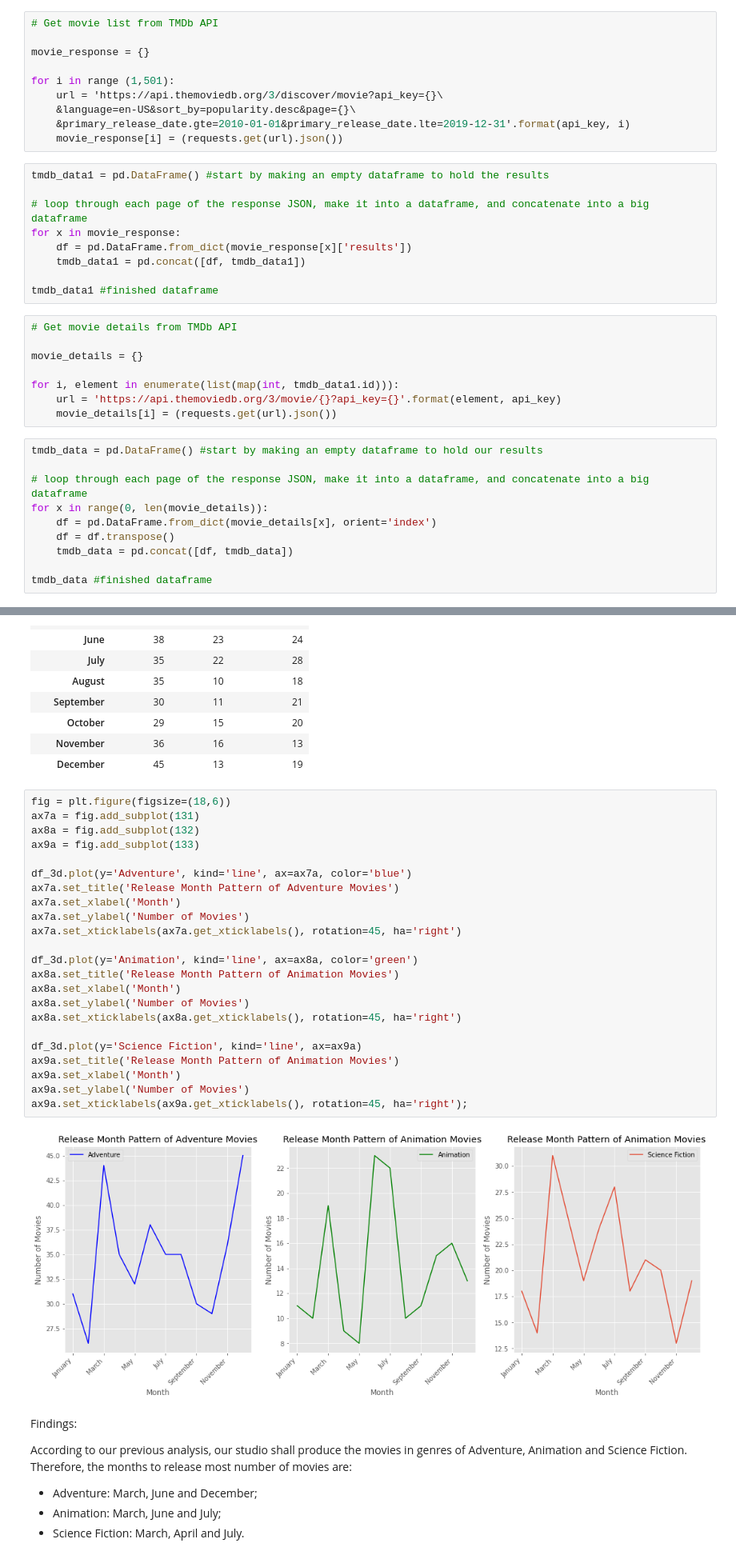
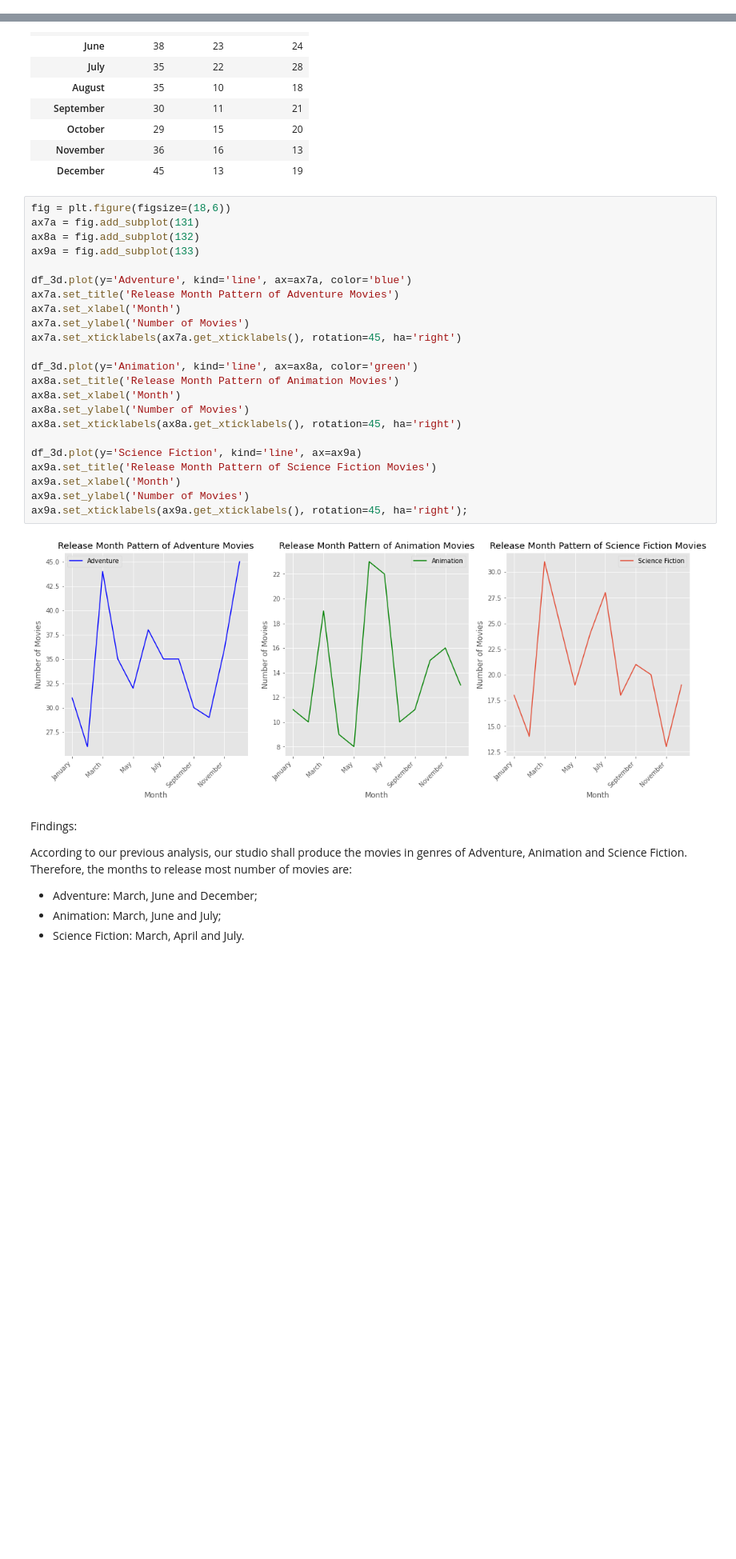
Before and after one commit to carlearn/dsc-mod-1-project-v2-1-online-ds-sp-000, a Jupyter notebook: student.ipynb, the cells around one changed output, grey strips where cells are left out. Shown at 80% size. Drawn from its saved outputs; the diff is of its cells as text; blank space fills up the shorter version.

```diff
--- a/student.ipynb
+++ b/student.ipynb
@@ -34,37 +19,0 @@ api_key = keys['api_key']
-# %%
-# Get movie list from TMDb API
-
-movie_response = {}
-
-for i in range (1,501):
-    url = 'https://api.themoviedb.org/3/discover/movie?api_key={}\
-    &language=en-US&sort_by=popularity.desc&page={}\
-    &primary_release_date.gte=2010-01-01&primary_release_date.lte=2019-12-31'.format(api_key, i)
-    movie_response[i] = (requests.get(url).json())
-# %%
-tmdb_data1 = pd.DataFrame() #start by making an empty dataframe to hold the results
-
-# loop through each page of the response JSON, make it into a dataframe, and concatenate into a big dataframe
-for x in movie_response:
-    df = pd.DataFrame.from_dict(movie_response[x]['results'])
-    tmdb_data1 = pd.concat([df, tmdb_data1])
-
-tmdb_data1 #finished dataframe
-# %%
-# Get movie details from TMDb API
-
-movie_details = {}
-
-for i, element in enumerate(list(map(int, tmdb_data1.id))):
-    url = 'https://api.themoviedb.org/3/movie/{}?api_key={}'.format(element, api_key)
-    movie_details[i] = (requests.get(url).json())
-# %%
-tmdb_data = pd.DataFrame() #start by making an empty dataframe to hold our results
-
-# loop through each page of the response JSON, make it into a dataframe, and concatenate into a big dataframe
-for x in range(0, len(movie_details)):
-    df = pd.DataFrame.from_dict(movie_details[x], orient='index')
-    df = df.transpose()
-    tmdb_data = pd.concat([df, tmdb_data])
-
-tmdb_data #finished dataframe
@@ -572,28 +572,28 @@ df_3d
 # %%
 fig = plt.figure(figsize=(18,6))
 ax7a = fig.add_subplot(131)
 ax8a = fig.add_subplot(132)
 ax9a = fig.add_subplot(133)
 
 df_3d.plot(y='Adventure', kind='line', ax=ax7a, color='blue')
 ax7a.set_title('Release Month Pattern of Adventure Movies')
 ax7a.set_xlabel('Month')
 ax7a.set_ylabel('Number of Movies')
 ax7a.set_xticklabels(ax7a.get_xticklabels(), rotation=45, ha='right')
 
 df_3d.plot(y='Animation', kind='line', ax=ax8a, color='green')
 ax8a.set_title('Release Month Pattern of Animation Movies')
 ax8a.set_xlabel('Month')
 ax8a.set_ylabel('Number of Movies')
 ax8a.set_xticklabels(ax8a.get_xticklabels(), rotation=45, ha='right')
 
 df_3d.plot(y='Science Fiction', kind='line', ax=ax9a)
-ax9a.set_title('Release Month Pattern of Animation Movies')
+ax9a.set_title('Release Month Pattern of Science Fiction Movies')
 ax9a.set_xlabel('Month')
 ax9a.set_ylabel('Number of Movies')
 ax9a.set_xticklabels(ax9a.get_xticklabels(), rotation=45, ha='right');
 # %% [output]
-[figure, old version]
+[figure, new version]
 # %% [markdown]
 Findings:
 
```
Also changed, not shown: parts of 25 cells of this notebook, 2 other files.
